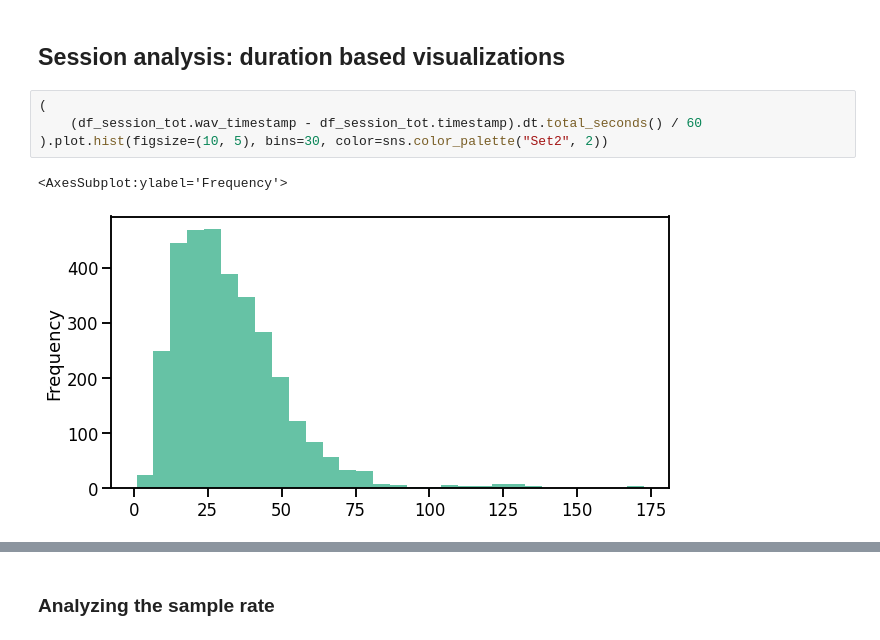
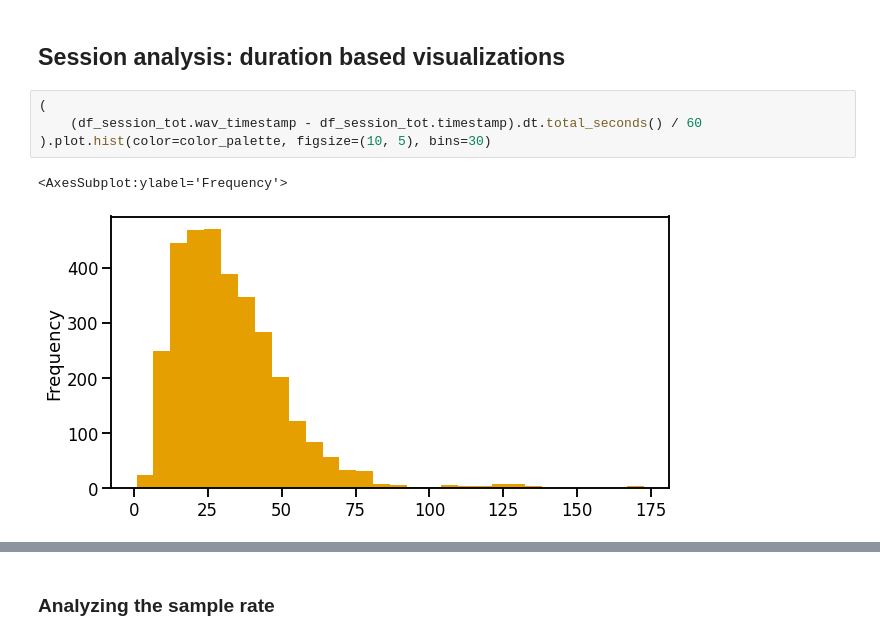
Before and after one commit to predict-idlab/gssp_analysis, a Jupyter notebook: notebooks/0.1_EDA.ipynb, the cells around one changed output, grey strips where cells are left out. Cells and saved outputs as stored; diff of their text form.

```diff
--- a/notebooks/0.1_EDA.ipynb
+++ b/notebooks/0.1_EDA.ipynb
@@ -443,8 +454,8 @@ dtype: int64
 # %%
 (
     (df_session_tot.wav_timestamp - df_session_tot.timestamp).dt.total_seconds() / 60
-).plot.hist(figsize=(10, 5), bins=30, color=sns.color_palette("Set2", 2))
+).plot.hist(color=color_palette, figsize=(10, 5), bins=30)
 # %% [output]
 <AxesSubplot:ylabel='Frequency'>
-[figure, old version]
+[figure, new version]
 # %%
```
Also changed, not shown: parts of 14 cells of this notebook, 1 other file.
